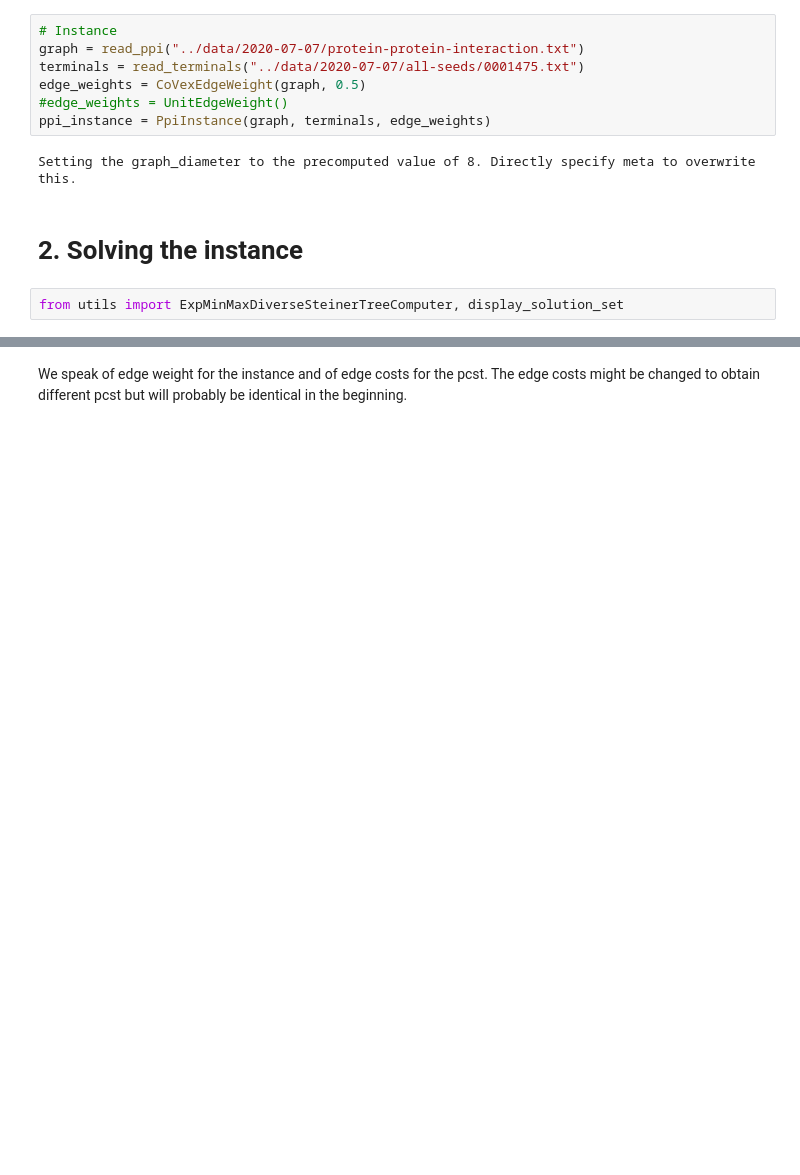
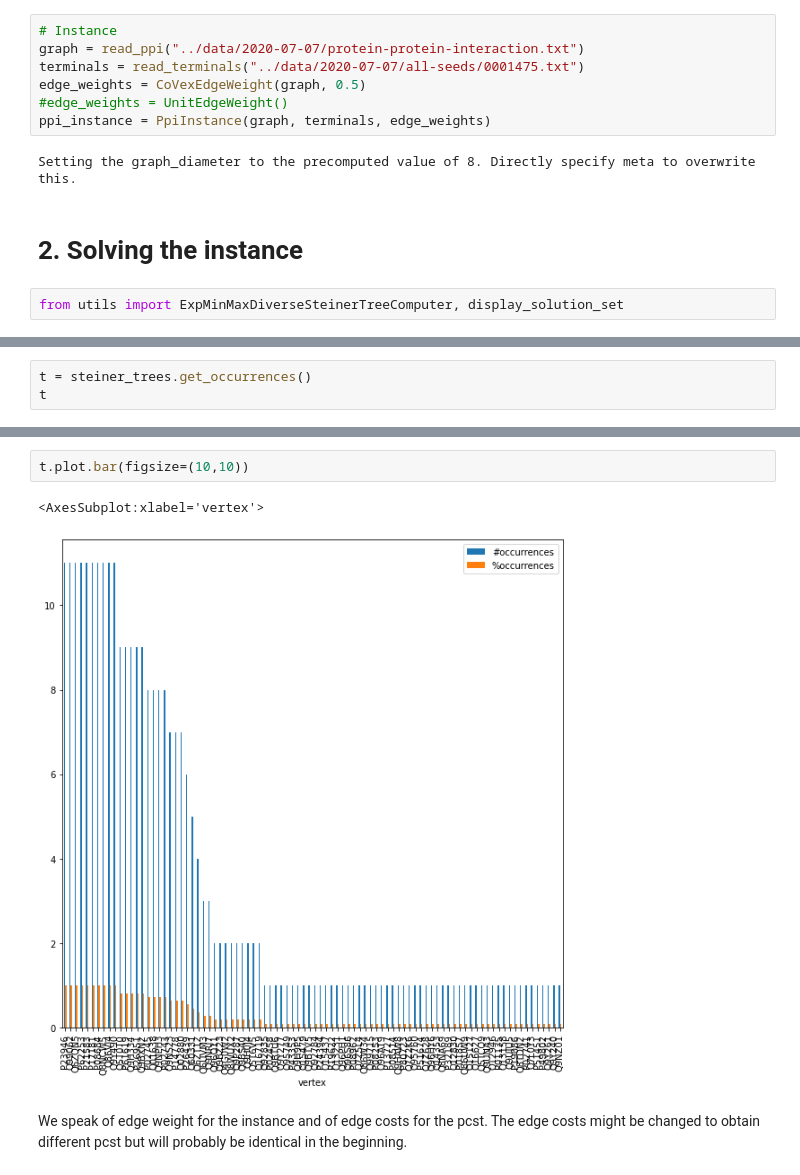
Before and after one commit to bionetslab/robust, a Jupyter notebook: pcst_approach/playground_dominik.ipynb, the cells around one changed output, grey strips where cells are left out. Saved outputs shown, nothing was run; the diff lists cells and outputs as text; blank space fills up the shorter version.

Commit message:
Returns the occurrences of the vertices.

```diff
--- a/pcst_approach/playground_dominik.ipynb
+++ b/pcst_approach/playground_dominik.ipynb
@@ -56,0 +54,3 @@ Maximum cost of solution: 1671.233669195063
+# %%
+t = steiner_trees.get_occurrences()
+t
@@ -57,2 +72,7 @@ Maximum cost of solution: 1671.233669195063
+# %%
+t.plot.bar(figsize=(10,10))
+# %% [output]
+<AxesSubplot:xlabel='vertex'>
+[figure, added]
 # %% [markdown]
 We speak of edge weight for the instance and of edge costs for the pcst. The edge costs might be changed to obtain different pcst but will probably be identical in the beginning.
```
Also changed, not shown: parts of 3 cells of this notebook, 2 other files.
